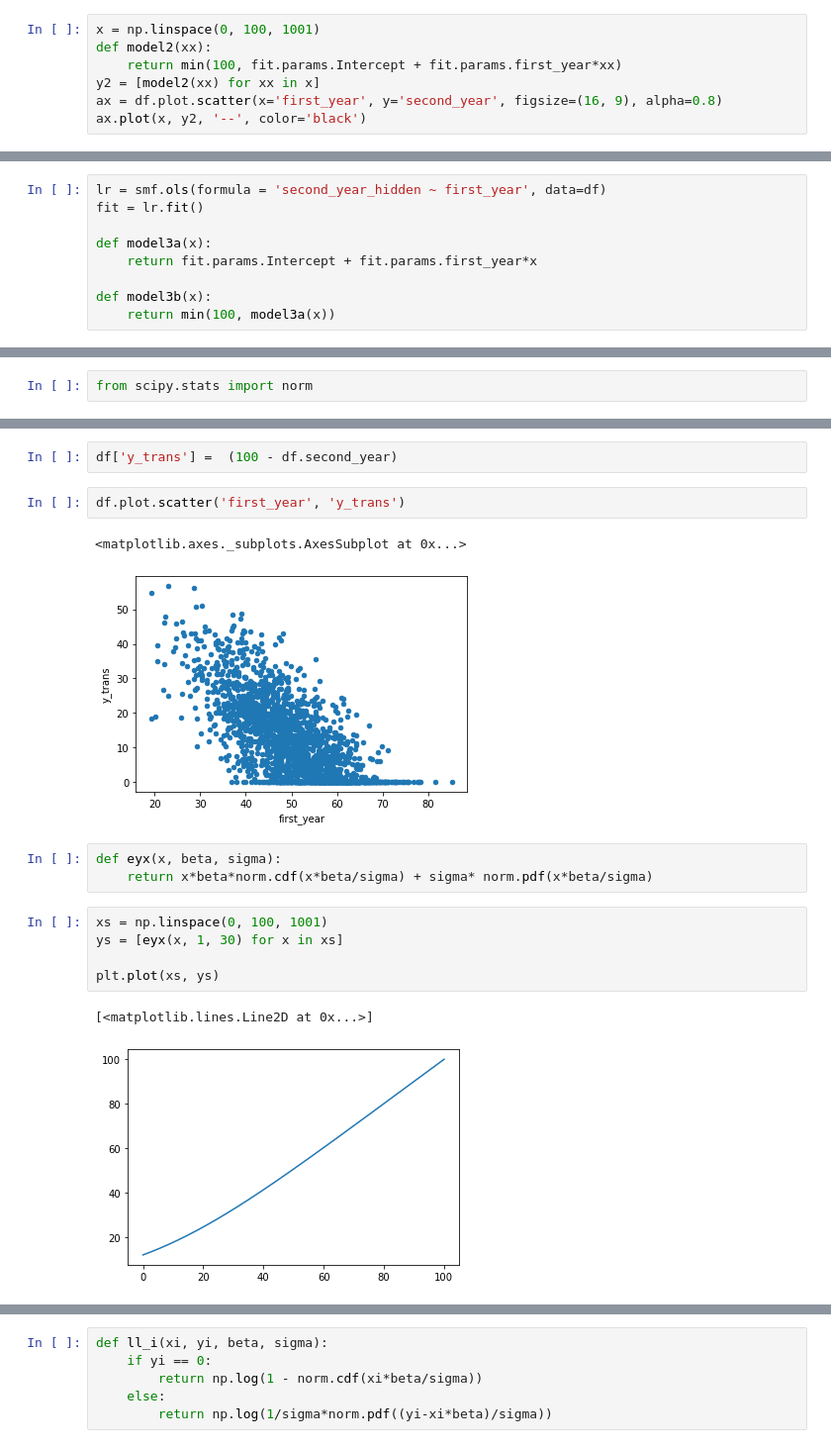
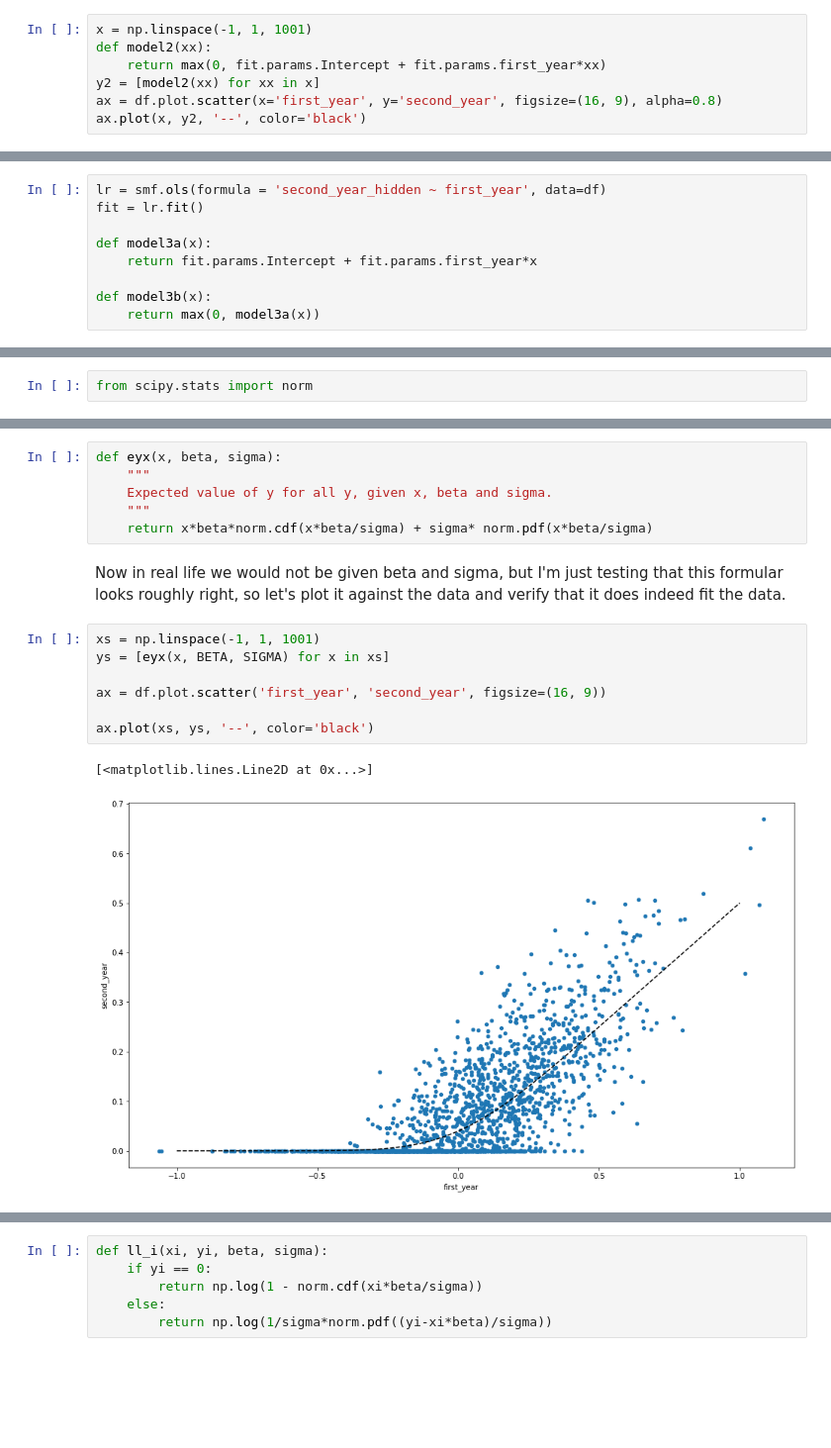
Before and after one commit to simontudge/ds-method-notebooks, a Jupyter notebook: notebooks/tobit.ipynb, the cells around one changed output, grey strips where cells are left out. Shown at 99% size. Saved outputs shown, nothing was run; the diff lists cells and outputs as text; blank space fills up the shorter version.

```diff
--- a/notebooks/tobit.ipynb
+++ b/notebooks/tobit.ipynb
@@ -163,7 +161,7 @@ And make the line of best fit. We could be clever and work out where this line c
 # %%
-x = np.linspace(0, 100, 1001)
+x = np.linspace(-1, 1, 1001)
 def model2(xx):
-    return min(100, fit.params.Intercept + fit.params.first_year*xx)
+    return max(0, fit.params.Intercept + fit.params.first_year*xx)
 y2 = [model2(xx) for xx in x]
 ax = df.plot.scatter(x='first_year', y='second_year', figsize=(16, 9), alpha=0.8)
 ax.plot(x, y2, '--', color='black')
@@ -194,6 +190,6 @@ def model3a(x):
     return fit.params.Intercept + fit.params.first_year*x
 
 def model3b(x):
-    return min(100, model3a(x))
+    return max(0, model3a(x))
 # %%
 ax = df.plot.scatter('first_year', 'second_year', figsize=(16, 9), alpha=0.8)
@@ -246,18 +242,18 @@ We could plot 100 - the data to get the standard setup.
-# %%
-df['y_trans'] =  (100 - df.second_year)
-# %%
-df.plot.scatter('first_year', 'y_trans')
-# %% [output]
-<matplotlib.axes._subplots.AxesSubplot at 0x...>
-[figure, removed]
 # %%
 def eyx(x, beta, sigma):
+    """
+    Expected value of y for all y, given x, beta and sigma.
+    """
     return x*beta*norm.cdf(x*beta/sigma) + sigma* norm.pdf(x*beta/sigma)
+# %% [markdown]
+Now in real life we would not be given beta and sigma, but I'm just testing that this formular looks roughly right, so let's plot it against the data and verify that it does indeed fit the data.
 # %%
-xs = np.linspace(0, 100, 1001)
-ys = [eyx(x, 1, 30) for x in xs]
+xs = np.linspace(-1, 1, 1001)
+ys = [eyx(x, BETA, SIGMA) for x in xs]
 
-plt.plot(xs, ys)
+ax = df.plot.scatter('first_year', 'second_year', figsize=(16, 9))
+
+ax.plot(xs, ys, '--', color='black')
 # %% [output]
 [<matplotlib.lines.Line2D at 0x...>]
-[figure, old version]
+[figure, new version]
```
Also changed, not shown: parts of 93 cells of this notebook.
